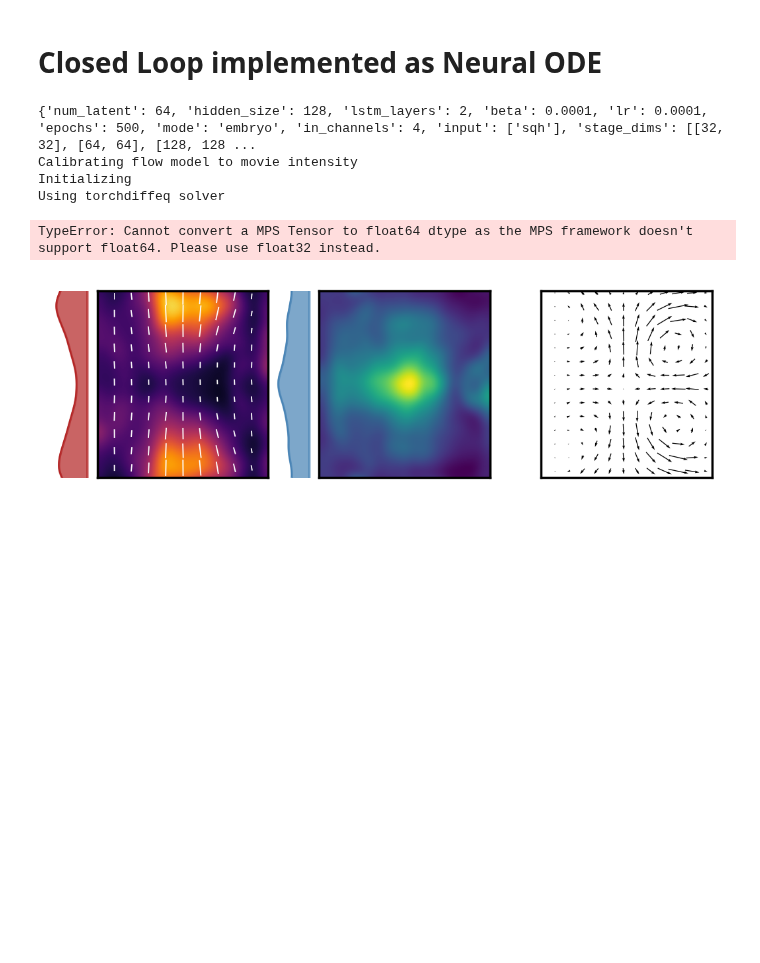
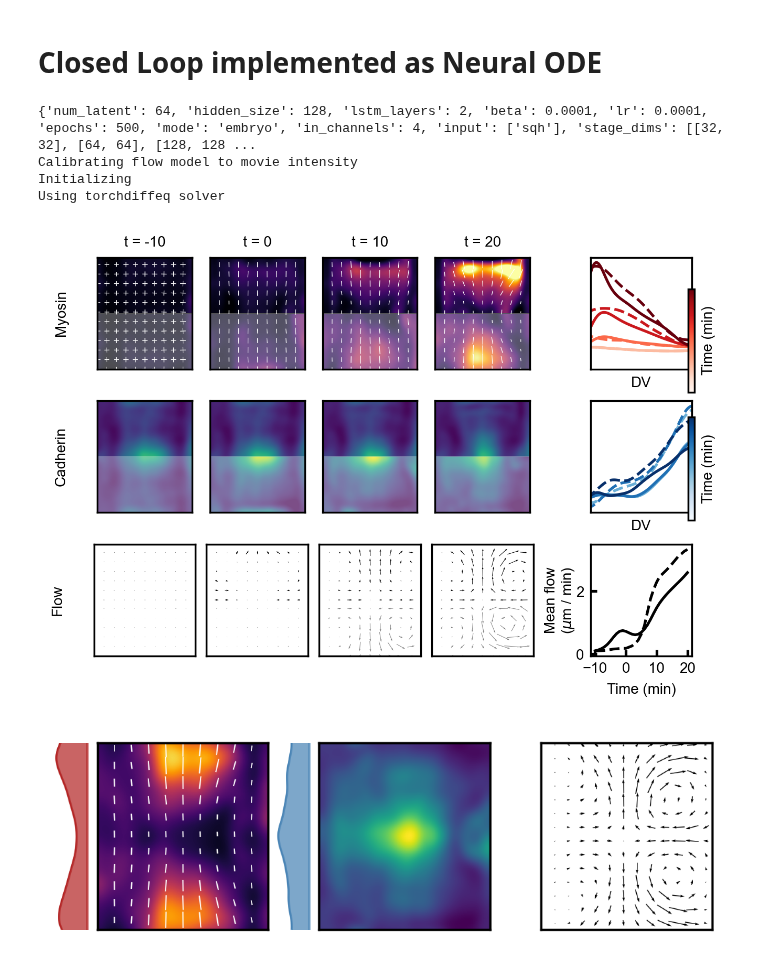
Before and after one commit to jcolen/drosophila_morphogenesis, a Jupyter notebook: 05.ClosedLoopDynamics/ClosedLoop_NeuralODE.ipynb, the cells around one changed output. Cells and saved outputs as stored; diff of their text form; code cells hidden in the pictures; blank space fills up the shorter version.

```diff
--- a/05.ClosedLoopDynamics/ClosedLoop_NeuralODE.ipynb
+++ b/05.ClosedLoopDynamics/ClosedLoop_NeuralODE.ipynb
@@ -36,9 +34,24 @@ from morphogenesis.forecasting.closed_loop import ClosedFlyLoop
 from morphogenesis.forecasting.plot_utils import *
 from morphogenesis.flow_networks.translation_models import VAE
 from morphogenesis.flow_networks.forecasting_models import MaskedVAE_Evolver
+from pprint import pprint
+
+def rhs_WT(model, m, s, v, E):
+    '''
+    Compute the right hand side of the myosin dynamics
+    '''
+    trm = model.einsum_('kkyx->yx', m)
+    trE = model.einsum_('kkyx->yx', E)
+
+    rhs  = -(0.066 - 0.061 * s) * m #Detachment
+    rhs +=	(0.489 + 0.318 * s) * m * trE #Strain recruitment
+    rhs +=	(0.564 - 0.393 * s) * trm * m #Tension recruitment
+    rhs +=	(0.047 - 0.037 * s) * trm * model.gamma_dv_ #Hoop stress recruitment
+
+    return rhs
 
 info = torch.load('../04.TranslationNetworks/tb_logs/ForecastingVAE_sqh_beta=0.0001_split=embryo', map_location='cpu') #Works well with sigma = 5
-print(info['hparams'])
+pprint(info['hparams'])
 
 vae = MaskedVAE_Evolver(**info['hparams'])
 vae.load_state_dict(info['state_dict'])
@@ -70,35 +83,35 @@ def v_model(t, y):
 
     vnorm = torch.linalg.norm(v, dim=1).mean(dim=(1, 2))
     vscale = vnorm * scaler1.scale_[0] + scaler1.min_[0] #Norm via a min-max scaler [0, 1]
     vscale = (vscale - scaler0.min_[0]) / scaler0.scale_[0] #Norm on the calibrated domain
 
     vscale = vscale / vnorm
 
     v = v * vscale[:, None, None, None]
     return v
 
 y0 = np.concatenate([
     m0[0].reshape([4, *m0.shape[-2:]]),
     s0[0].reshape([1, *s0.shape[-2:]]),
 ])
 y0 = torch.FloatTensor(y0)
-model = ClosedFlyLoop(v_model, sigma=5)
+model = ClosedFlyLoop(v_model, sigma=5, rhs=rhs_WT)
 model.fit(y0[None])
 model.float()
 
 m, s, v = model.integrate(y0.to(device), t0)
 comparison_plot(
     t0,
     ('Myosin', m, m0),
     ('Cadherin', s, s0),
     ('Flow', v, v0),
     dt=10)
 # %% [output]
 {'num_latent': 64, 'hidden_size': 128, 'lstm_layers': 2, 'beta': 0.0001, 'lr': 0.0001, 'epochs': 500, 'mode': 'embryo', 'in_channels': 4, 'input': ['sqh'], 'stage_dims': [[32, 32], [64, 64], [128, 128 ...
 Calibrating flow model to movie intensity
 Initializing
 Using torchdiffeq solver
-TypeError: Cannot convert a MPS Tensor to float64 dtype as the MPS framework doesn't support float64. Please use float32 instead.
+[figure, added]
 # %%
 np.save('Figures/Forecasting/m0', m0)
 np.save('Figures/Forecasting/v0', v0)
```
Also changed, not shown: parts of 1 cell of this notebook, 5 other files.
